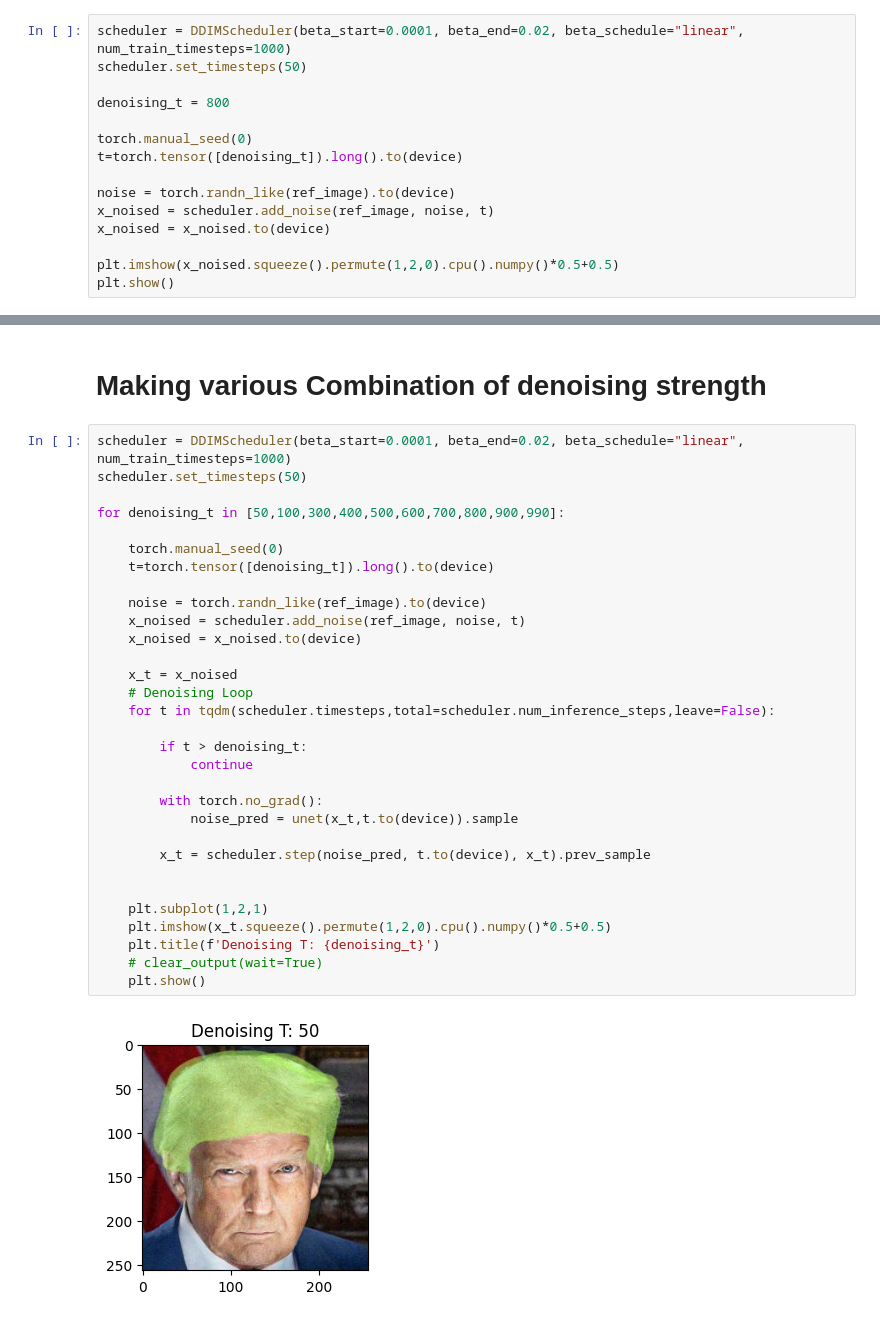
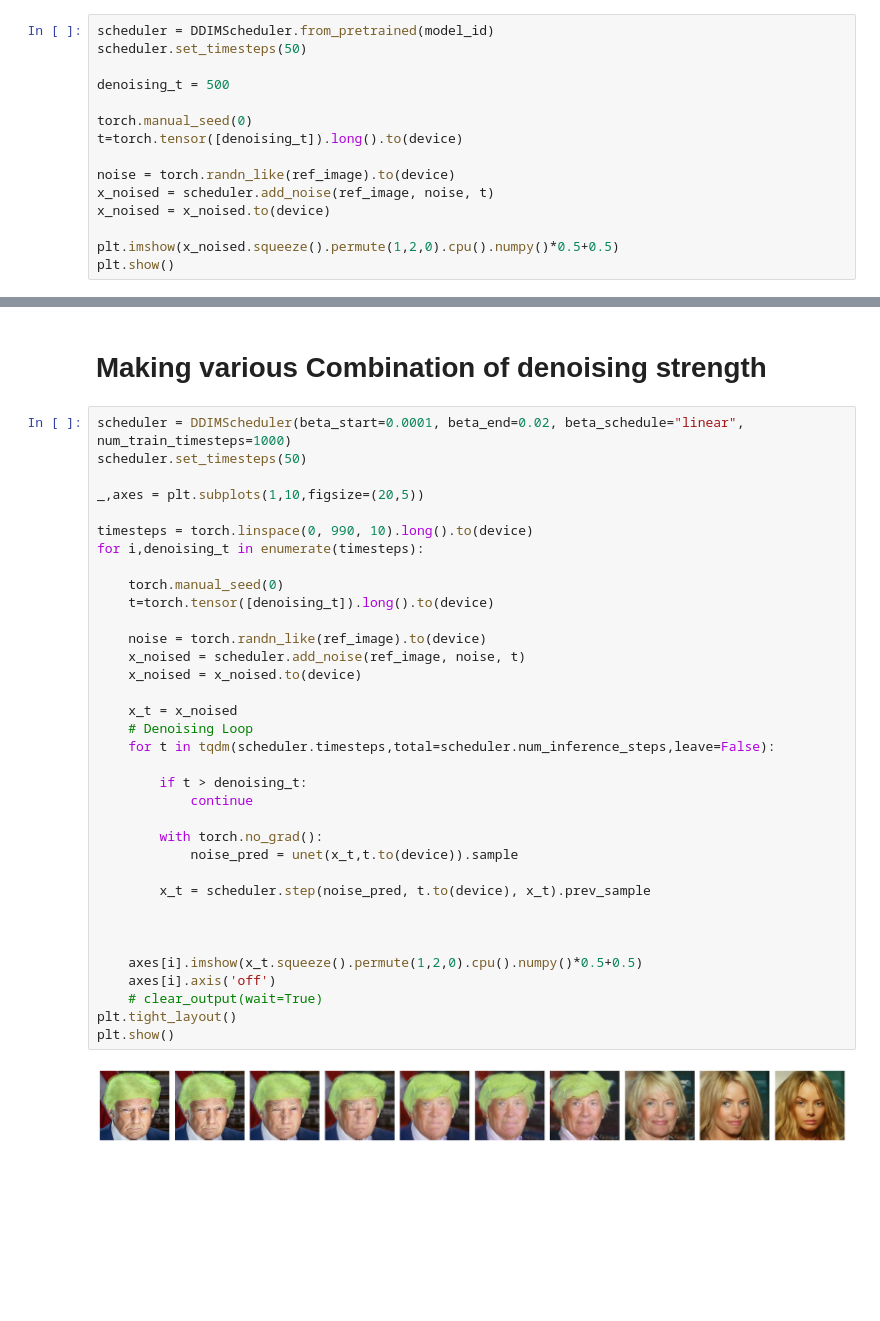
Before and after one commit to mohan696matlab/Diffusion_Gen_AI_Course, a Jupyter notebook: part_4_image_editing_with_diffusion/part_4_2_image_compositing.ipynb, the cells around one changed output, grey strips where cells are left out. Saved outputs shown, nothing was run; the diff lists cells and outputs as text; blank space fills up the shorter version.

```diff
--- a/part_4_image_editing_with_diffusion/part_4_2_image_compositing.ipynb
+++ b/part_4_image_editing_with_diffusion/part_4_2_image_compositing.ipynb
@@ -56,8 +56,8 @@ plt.show()
 # %%
-scheduler = DDIMScheduler(beta_start=0.0001, beta_end=0.02, beta_schedule="linear", num_train_timesteps=1000)
+scheduler = DDIMScheduler.from_pretrained(model_id)
 scheduler.set_timesteps(50)
 
-denoising_t = 800
+denoising_t = 500
 
 torch.manual_seed(0)
 t=torch.tensor([denoising_t]).long().to(device)
@@ -101,33 +108,37 @@ plt.show()
 # %%
 scheduler = DDIMScheduler(beta_start=0.0001, beta_end=0.02, beta_schedule="linear", num_train_timesteps=1000)
 scheduler.set_timesteps(50)
 
-for denoising_t in [50,100,300,400,500,600,700,800,900,990]:
+_,axes = plt.subplots(1,10,figsize=(20,5))
+
+timesteps = torch.linspace(0, 990, 10).long().to(device)
+for i,denoising_t in enumerate(timesteps):
 
     torch.manual_seed(0)
     t=torch.tensor([denoising_t]).long().to(device)
 
     noise = torch.randn_like(ref_image).to(device)
     x_noised = scheduler.add_noise(ref_image, noise, t)
     x_noised = x_noised.to(device)
 
     x_t = x_noised
     # Denoising Loop
     for t in tqdm(scheduler.timesteps,total=scheduler.num_inference_steps,leave=False):
 
         if t > denoising_t:
             continue
 
         with torch.no_grad():
             noise_pred = unet(x_t,t.to(device)).sample
 
         x_t = scheduler.step(noise_pred, t.to(device), x_t).prev_sample
 
 
-    plt.subplot(1,2,1)
-    plt.imshow(x_t.squeeze().permute(1,2,0).cpu().numpy()*0.5+0.5)
-    plt.title(f'Denoising T: {denoising_t}')
+
+    axes[i].imshow(x_t.squeeze().permute(1,2,0).cpu().numpy()*0.5+0.5)
+    axes[i].axis('off')
     # clear_output(wait=True)
-    plt.show()
+plt.tight_layout()
+plt.show()
 # %% [output]
-[figure, old version]
+[figure, new version]
```
Also changed, not shown: parts of 5 cells of this notebook, 2 other files.
